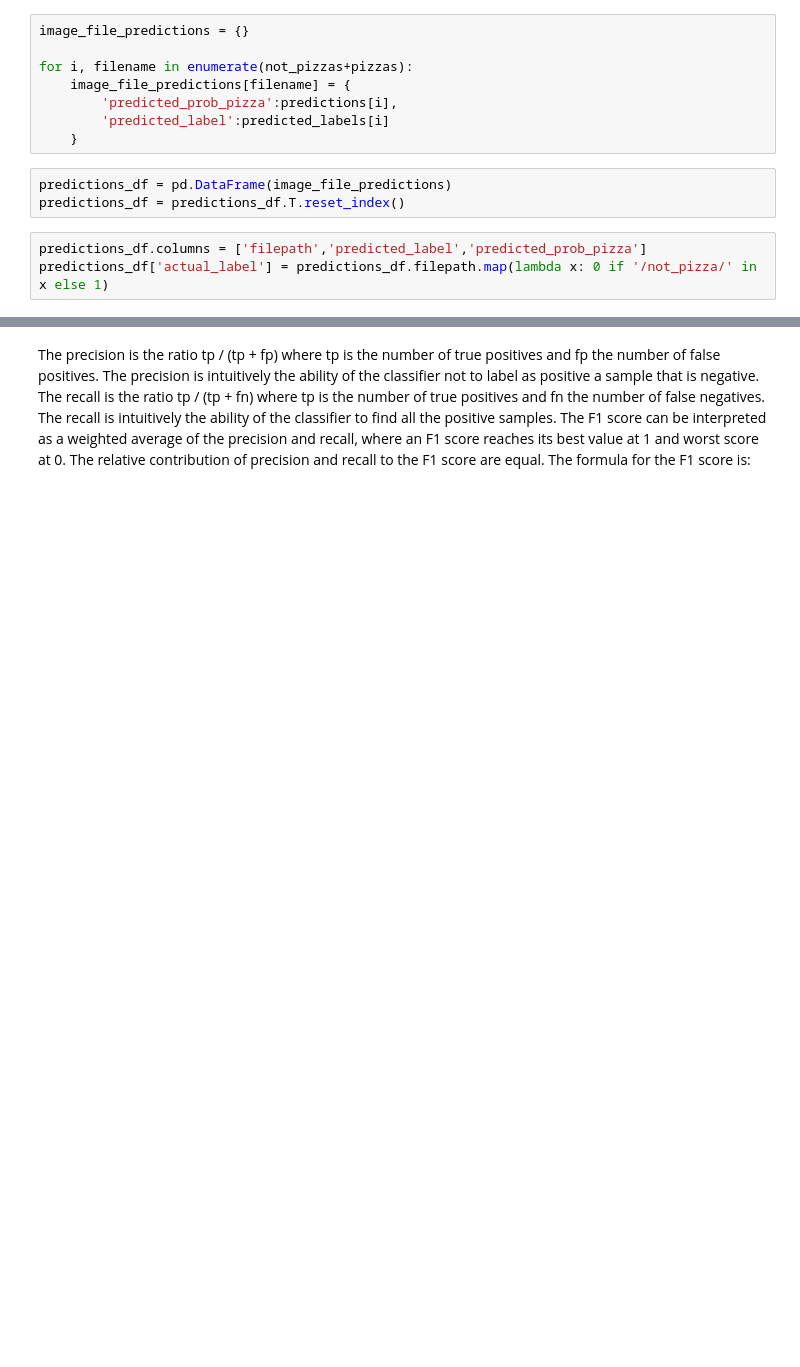
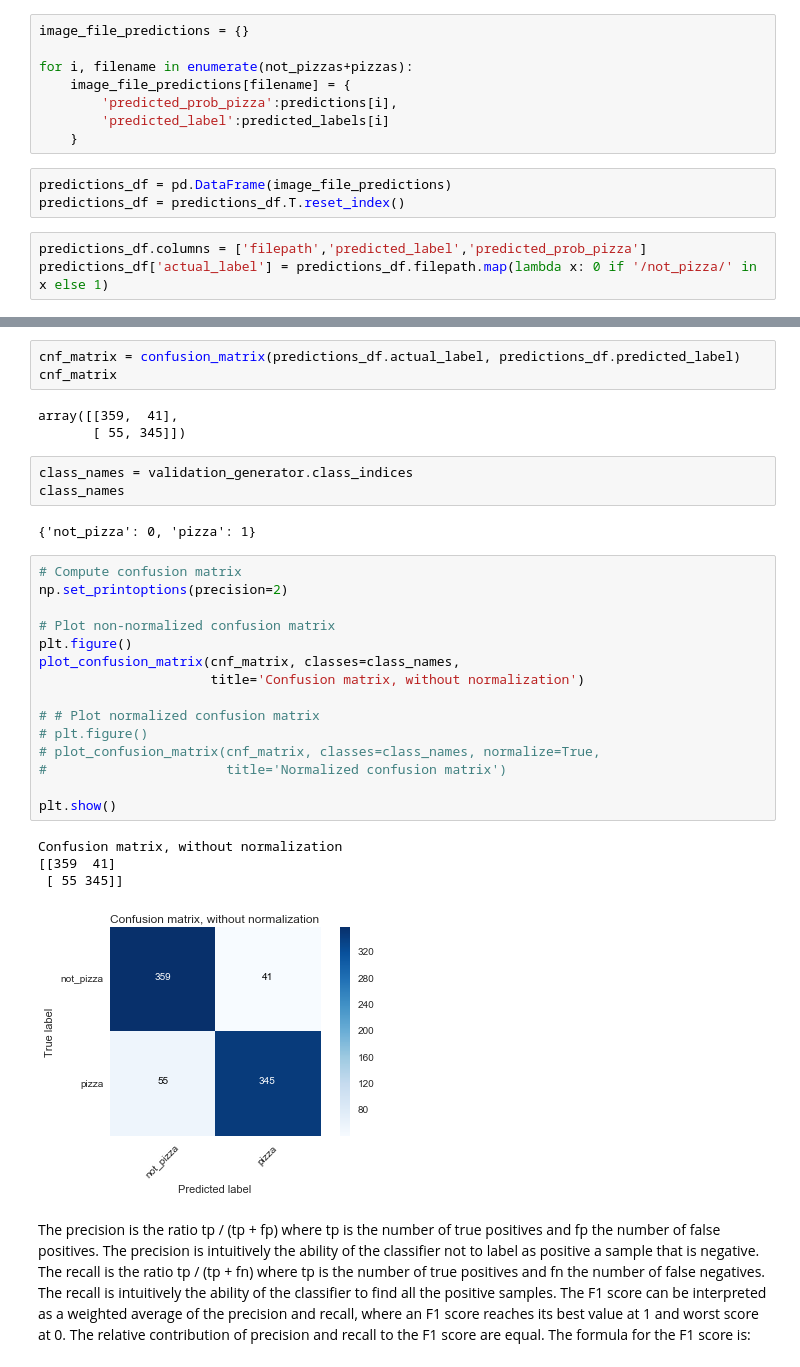
Before and after one commit to vnessified/DSI-SF-2-vnessified, a Jupyter notebook: capstone/technical_report/tech_report.ipynb, the cells around one changed output, grey strips where cells are left out. Saved outputs shown, nothing was run; the diff lists cells and outputs as text; blank space fills up the shorter version.

Commit message:
add confusion matrix and clean up code

```diff
--- a/capstone/technical_report/tech_report.ipynb
+++ b/capstone/technical_report/tech_report.ipynb
@@ -345,3 +365,34 @@ predictions_df.head()
+# %%
+cnf_matrix = confusion_matrix(predictions_df.actual_label, predictions_df.predicted_label)
+cnf_matrix
+# %% [output]
+array([[359,  41],
+       [ 55, 345]])
+# %%
+class_names = validation_generator.class_indices
+class_names
+# %% [output]
+{'not_pizza': 0, 'pizza': 1}
+# %%
+# Compute confusion matrix
+np.set_printoptions(precision=2)
+
+# Plot non-normalized confusion matrix
+plt.figure()
+plot_confusion_matrix(cnf_matrix, classes=class_names,
+                      title='Confusion matrix, without normalization')
+
+# # Plot normalized confusion matrix
+# plt.figure()
+# plot_confusion_matrix(cnf_matrix, classes=class_names, normalize=True,
+#                       title='Normalized confusion matrix')
+
+plt.show()
+# %% [output]
+Confusion matrix, without normalization
+[[359  41]
+ [ 55 345]]
+[figure, added]
 # %% [markdown]
 The precision is the ratio tp / (tp + fp) where tp is the number of true positives and fp the number of false positives. The precision is intuitively the ability of the classifier not to label as positive a sample that is negative.
 The recall is the ratio tp / (tp + fn) where tp is the number of true positives and fn the number of false negatives. The recall is intuitively the ability of the classifier to find all the positive samples.
```
Also changed, not shown: parts of 27 cells of this notebook.
